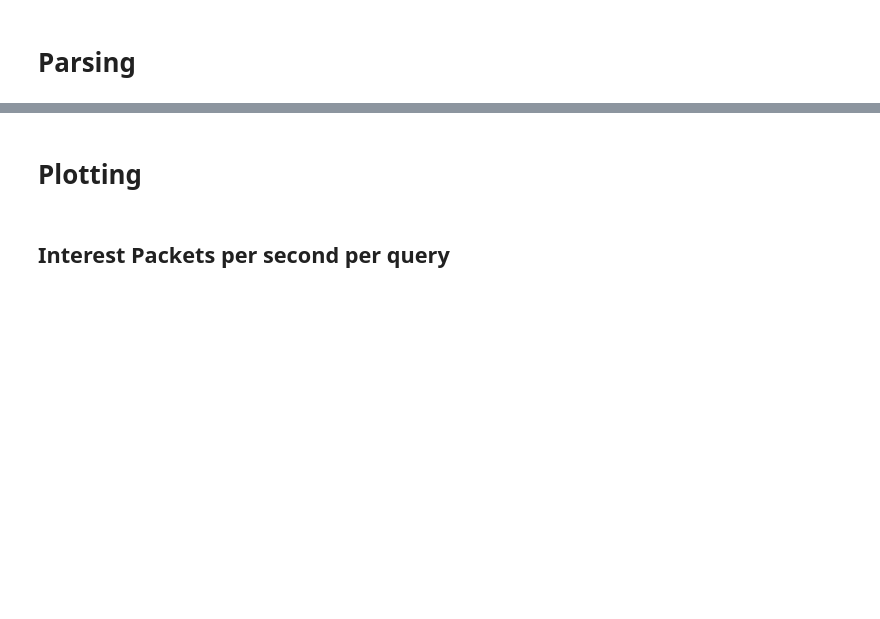
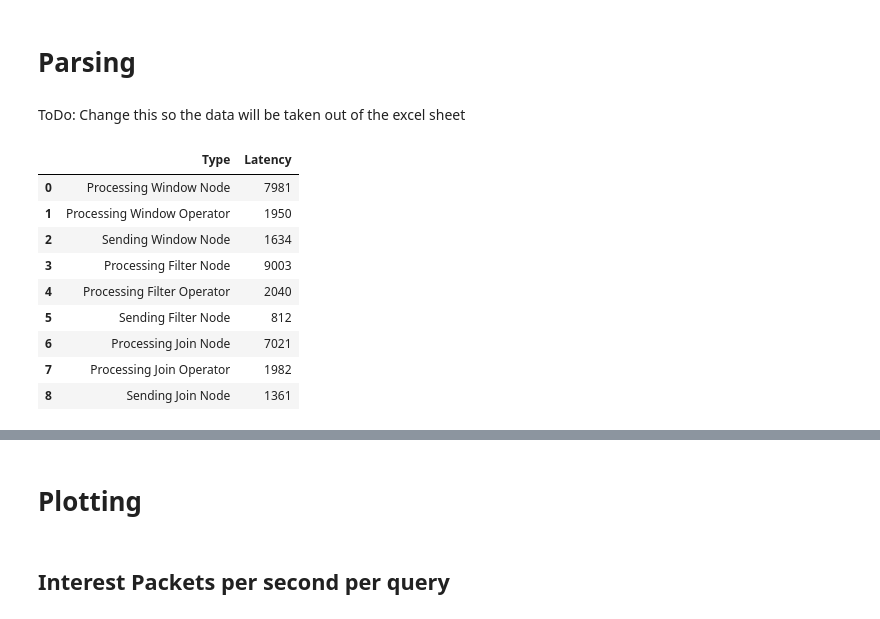
Before and after one commit to marvsz/INetCEP, a Jupyter notebook: Evaluation_Thesis/INetCEP_Evaluation.ipynb, the cells around one changed output, grey strips where cells are left out. Cells and saved outputs as stored; diff of their text form; code cells hidden in the pictures; blank space fills up the shorter version.

Commit message:
Add data generation for pie chart

```diff
--- a/Evaluation_Thesis/INetCEP_Evaluation.ipynb
+++ b/Evaluation_Thesis/INetCEP_Evaluation.ipynb
@@ -1,2 +1,51 @@
 # %% [markdown]
 # Parsing
+# %% [markdown]
+ToDo: Change this so the data will be taken out of the excel sheet
+# %%
+import pandas as pd
+processing_time_node_f =7981
+processing_time_operator_node_f = 1950
+delay_node_f = 1634
+processing_time_node_E =9003
+processing_time_operator_node_E =2040
+delay_node_E = 812
+processing_time_node_A =7021
+processing_time_operator_node_A = 1982
+delay_node_A = 1361
+
+repetitions = 30
+Data = {"Type":[],"Latency":[]}
+Data['Type'].append('Processing Window Node')
+Data['Latency'].append(processing_time_node_f)
+Data['Type'].append('Processing Window Operator')
+Data['Latency'].append(processing_time_operator_node_f)
+Data['Type'].append('Sending Window Node')
+Data['Latency'].append(delay_node_f)
+Data['Type'].append('Processing Filter Node')
+Data['Latency'].append(processing_time_node_E)
+Data['Type'].append('Processing Filter Operator')
+Data['Latency'].append(processing_time_operator_node_E)
+Data['Type'].append('Sending Filter Node')
+Data['Latency'].append(delay_node_E)
+Data['Type'].append('Processing Join Node')
+Data['Latency'].append(processing_time_node_A)
+Data['Type'].append('Processing Join Operator')
+Data['Latency'].append(processing_time_operator_node_A)
+Data['Type'].append('Sending Join Node')
+Data['Latency'].append(delay_node_A)
+
+df = pd.DataFrame(Data)
+df.to_pickle('Pie_chart_data_Q3.pkl')
+df.head(100)
+# %% [output]
+|  | Type | Latency |
+| 0 | Processing Window Node | 7981 |
+| 1 | Processing Window Operator | 1950 |
+| 2 | Sending Window Node | 1634 |
+| 3 | Processing Filter Node | 9003 |
+| 4 | Processing Filter Operator | 2040 |
+| 5 | Sending Filter Node | 812 |
+| 6 | Processing Join Node | 7021 |
+| 7 | Processing Join Operator | 1982 |
+| 8 | Sending Join Node | 1361 |
```
Also changed, not shown: parts of 3 cells of this notebook, 3 other files.
